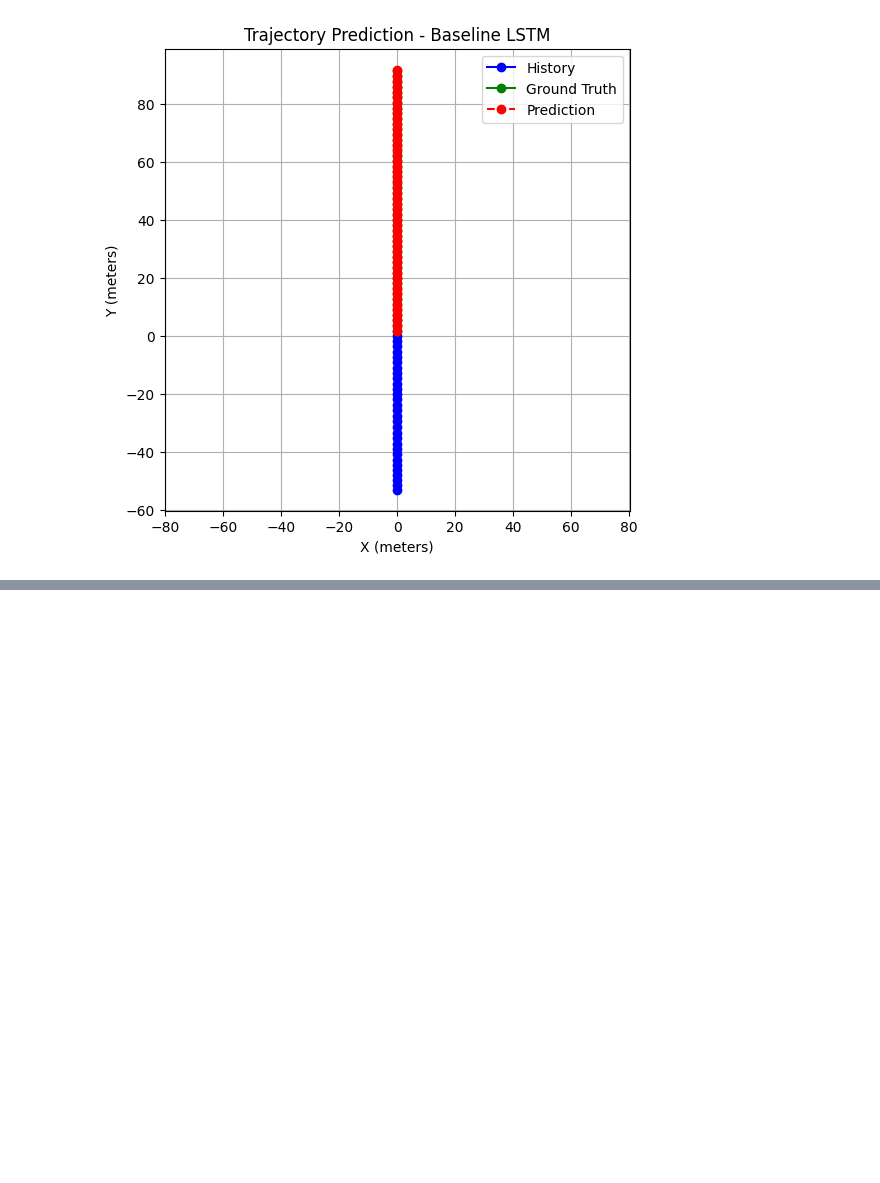
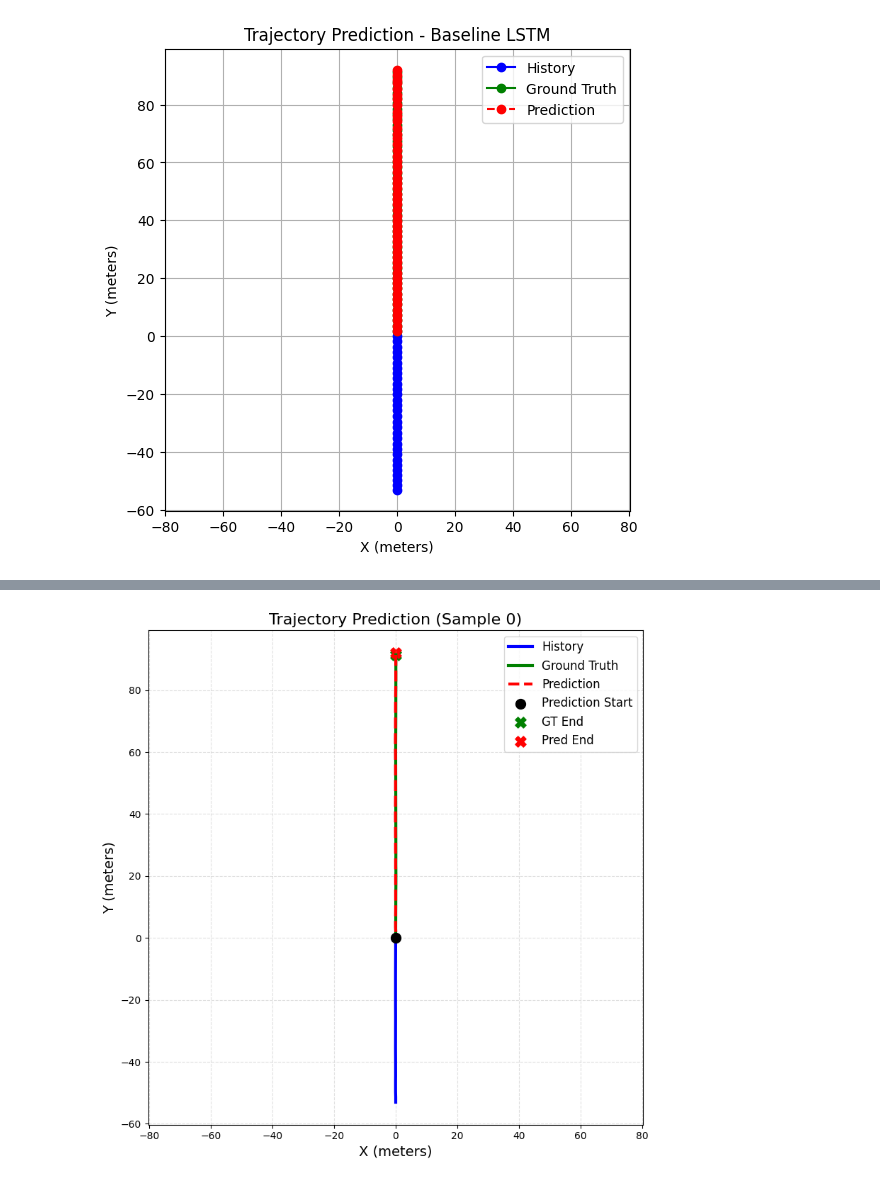
Before and after one commit to abhiramanil369/VTP-Deep-Learning-for-Vehicle-Trajectory-Prediction, a Jupyter notebook: VTP_Deep_Learning_for_Vehicle_Trajectory_Prediction.ipynb, the cells around one changed output, grey strips where cells are left out. Cells and saved outputs as stored; diff of their text form; code cells hidden in the pictures; blank space fills up the shorter version.

```diff
--- a/VTP_Deep_Learning_for_Vehicle_Trajectory_Prediction.ipynb
+++ b/VTP_Deep_Learning_for_Vehicle_Trajectory_Prediction.ipynb
@@ -783,0 +838,5 @@ for i in range(5):
+# %%
+idx = 0
+plot_trajectory(hist[idx], future[idx], pred[idx], sample_id=idx)
+# %% [output]
+[figure, added]
```
Also changed, not shown: parts of 10 cells of this notebook.
